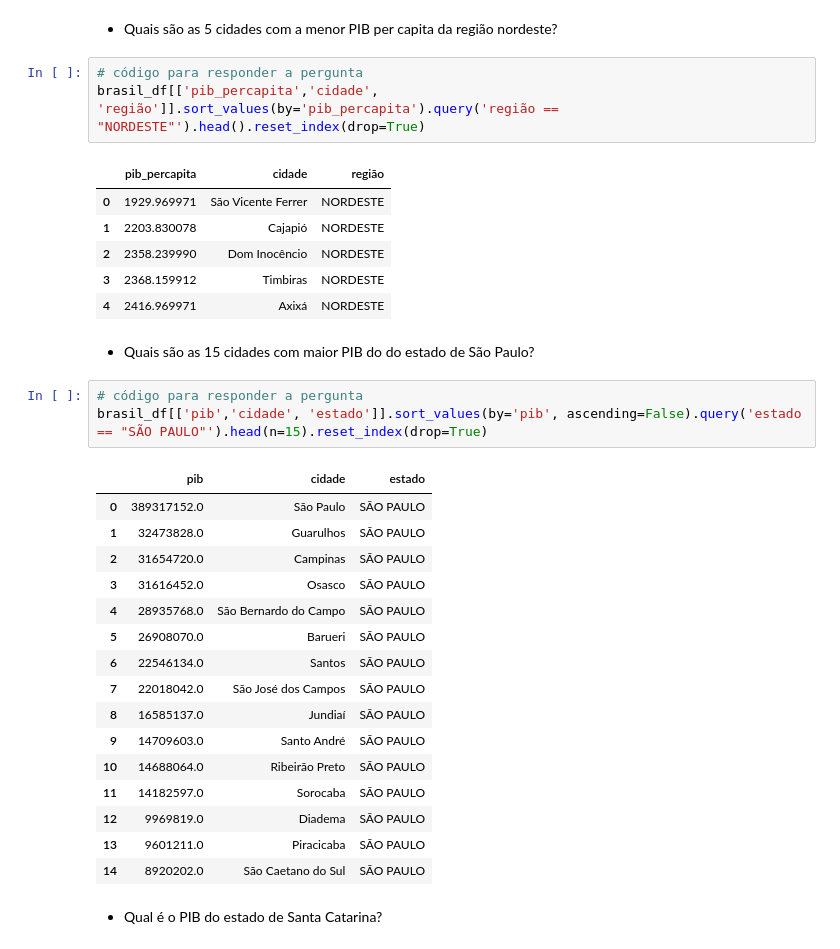
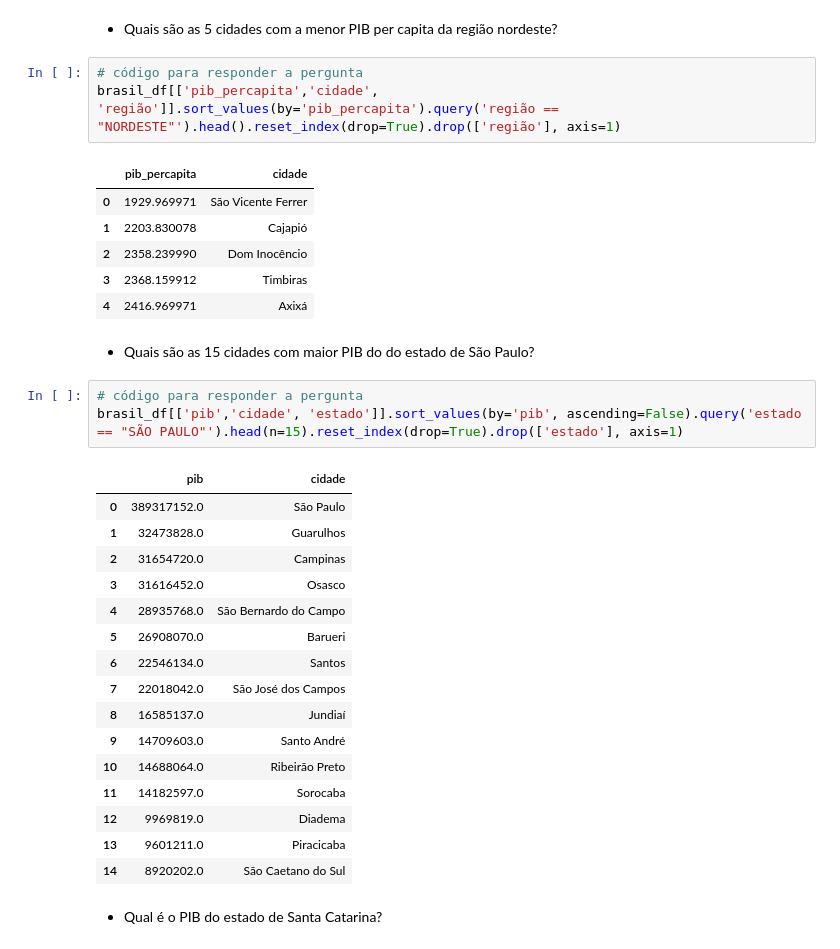
Before and after one commit to armando-nahmias/EBAC, a Jupyter notebook: AD/PAD_M13_Resposta.ipynb, the cells around one changed output. Saved outputs shown, nothing was run; the diff lists cells and outputs as text.

```diff
--- a/AD/PAD_M13_Resposta.ipynb
+++ b/AD/PAD_M13_Resposta.ipynb
@@ -375,36 +375,36 @@ brasil_df[['populacao','cidade']].sort_values(by='populacao', ascending=False).h
  - Quais são as 5 cidades com a menor PIB per capita da região nordeste?
 # %%
 # código para responder a pergunta
-brasil_df[['pib_percapita','cidade', 'região']].sort_values(by='pib_percapita').query('região == "NORDESTE"').head().reset_index(drop=True)
+brasil_df[['pib_percapita','cidade', 'região']].sort_values(by='pib_percapita').query('região == "NORDESTE"').head().reset_index(drop=True).drop(['região'], axis=1)
 # %% [output]
-|  | pib_percapita | cidade | região |
-| 0 | 1929.969971 | São Vicente Ferrer | NORDESTE |
-| 1 | 2203.830078 | Cajapió | NORDESTE |
-| 2 | 2358.239990 | Dom Inocêncio | NORDESTE |
-| 3 | 2368.159912 | Timbiras | NORDESTE |
-| 4 | 2416.969971 | Axixá | NORDESTE |
+|  | pib_percapita | cidade |
+| 0 | 1929.969971 | São Vicente Ferrer |
+| 1 | 2203.830078 | Cajapió |
+| 2 | 2358.239990 | Dom Inocêncio |
+| 3 | 2368.159912 | Timbiras |
+| 4 | 2416.969971 | Axixá |
 # %% [markdown]
  - Quais são as 15 cidades com maior PIB do do estado de São Paulo?
 # %%
 # código para responder a pergunta
-brasil_df[['pib','cidade', 'estado']].sort_values(by='pib', ascending=False).query('estado == "SÃO PAULO"').head(n=15).reset_index(drop=True)
+brasil_df[['pib','cidade', 'estado']].sort_values(by='pib', ascending=False).query('estado == "SÃO PAULO"').head(n=15).reset_index(drop=True).drop(['estado'], axis=1)
 # %% [output]
-|  | pib | cidade | estado |
-| 0 | 389317152.0 | São Paulo | SÃO PAULO |
-| 1 | 32473828.0 | Guarulhos | SÃO PAULO |
-| 2 | 31654720.0 | Campinas | SÃO PAULO |
-| 3 | 31616452.0 | Osasco | SÃO PAULO |
-| 4 | 28935768.0 | São Bernardo do Campo | SÃO PAULO |
-| 5 | 26908070.0 | Barueri | SÃO PAULO |
-| 6 | 22546134.0 | Santos | SÃO PAULO |
-| 7 | 22018042.0 | São José dos Campos | SÃO PAULO |
-| 8 | 16585137.0 | Jundiaí | SÃO PAULO |
-| 9 | 14709603.0 | Santo André | SÃO PAULO |
-| 10 | 14688064.0 | Ribeirão Preto | SÃO PAULO |
-| 11 | 14182597.0 | Sorocaba | SÃO PAULO |
-| 12 | 9969819.0 | Diadema | SÃO PAULO |
-| 13 | 9601211.0 | Piracicaba | SÃO PAULO |
-| 14 | 8920202.0 | São Caetano do Sul | SÃO PAULO |
+|  | pib | cidade |
+| 0 | 389317152.0 | São Paulo |
+| 1 | 32473828.0 | Guarulhos |
+| 2 | 31654720.0 | Campinas |
+| 3 | 31616452.0 | Osasco |
+| 4 | 28935768.0 | São Bernardo do Campo |
+| 5 | 26908070.0 | Barueri |
+| 6 | 22546134.0 | Santos |
+| 7 | 22018042.0 | São José dos Campos |
+| 8 | 16585137.0 | Jundiaí |
+| 9 | 14709603.0 | Santo André |
+| 10 | 14688064.0 | Ribeirão Preto |
+| 11 | 14182597.0 | Sorocaba |
+| 12 | 9969819.0 | Diadema |
+| 13 | 9601211.0 | Piracicaba |
+| 14 | 8920202.0 | São Caetano do Sul |
 # %% [markdown]
  - Qual é o PIB do estado de Santa Catarina?
 # %%
```
